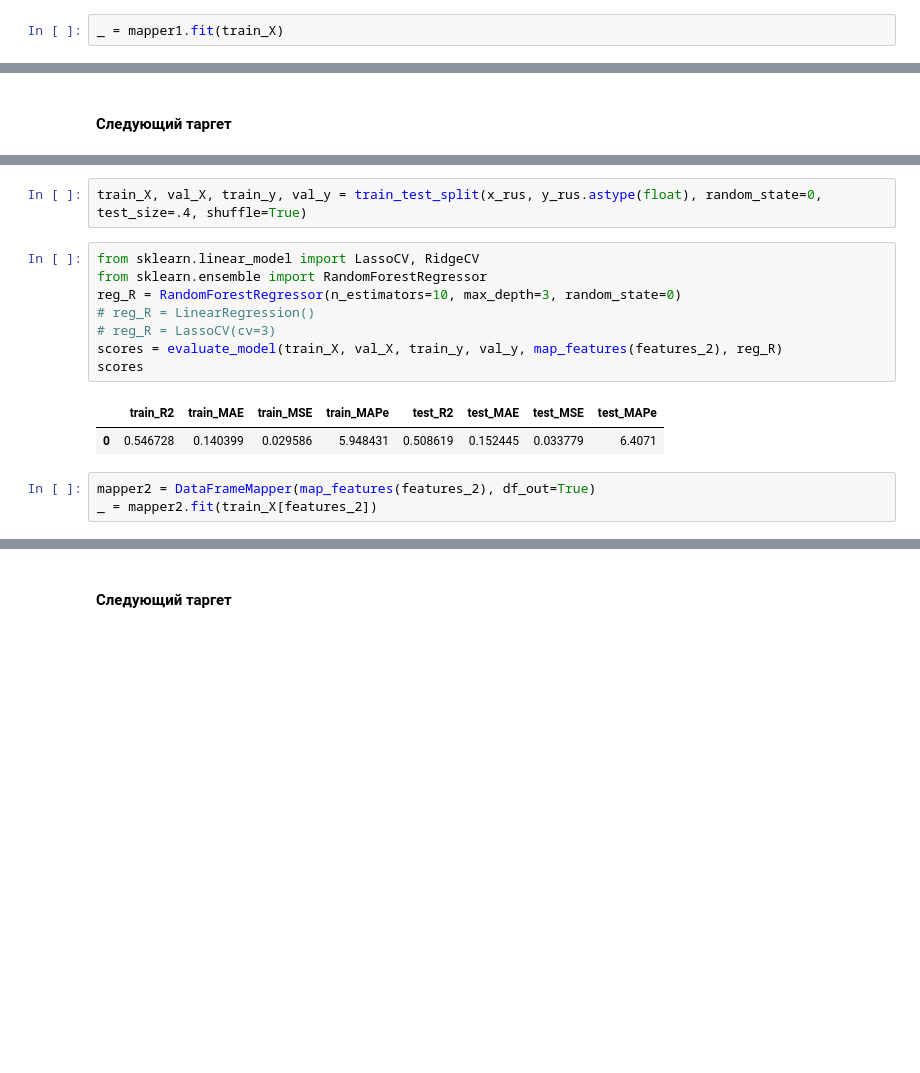
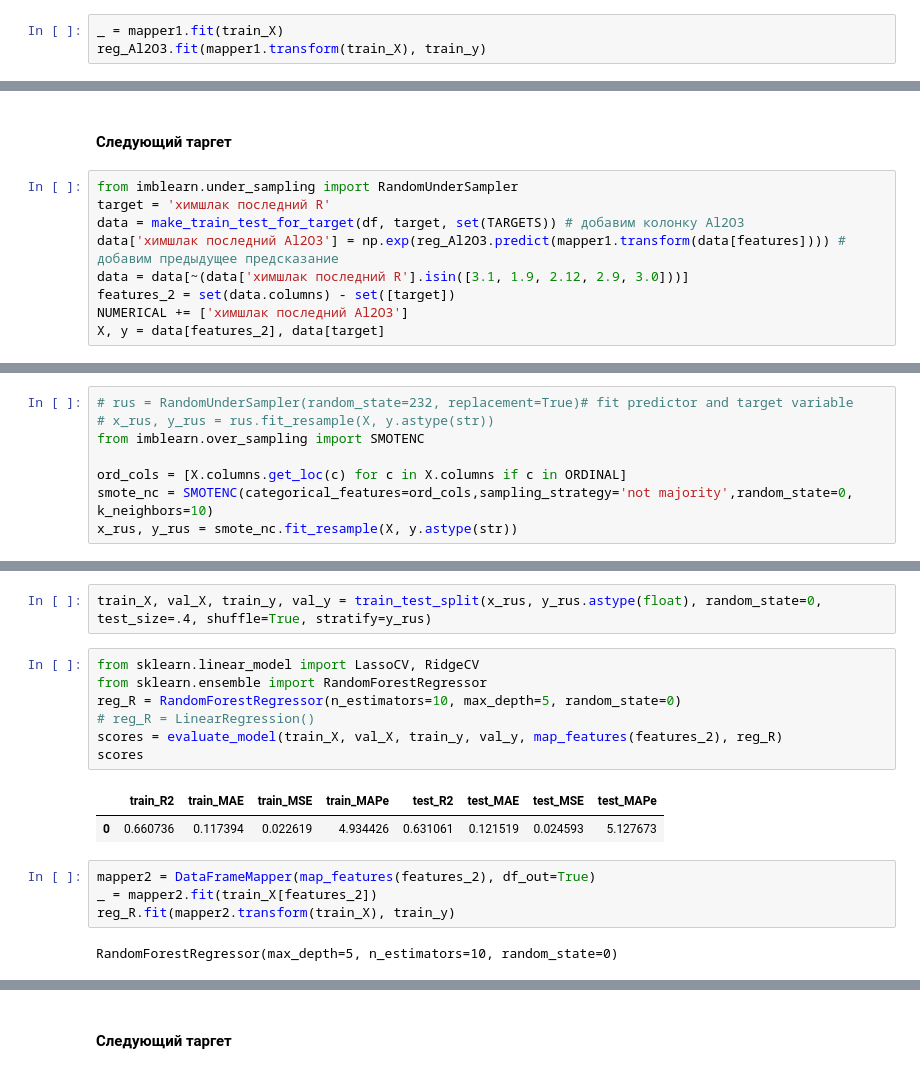
Before and after one commit to Siella/alloy_building, a Jupyter notebook: modelling/EVRAZ_Modelling.ipynb, the cells around one changed output, grey strips where cells are left out. Saved outputs shown, nothing was run; the diff lists cells and outputs as text; blank space fills up the shorter version.

```diff
--- a/modelling/EVRAZ_Modelling.ipynb
+++ b/modelling/EVRAZ_Modelling.ipynb
@@ -354,3 +316,4 @@ scores
 # sorted(dict(zip(train_X.columns, rf.feature_importances_)).items(), key=lambda item: item[1], reverse=True)[]
 # %%
 _ = mapper1.fit(train_X)
+reg_Al2O3.fit(mapper1.transform(train_X), train_y)
@@ -358,6 +331,15 @@ _ = mapper1.fit(train_X)
 # reg_Al2O3.fit(mapper.transform(train_X), train_y)
 # %% [markdown]
 #### Следующий таргет
+# %%
+from imblearn.under_sampling import RandomUnderSampler
+target = 'химшлак последний R'
+data = make_train_test_for_target(df, target, set(TARGETS)) # добавим колонку Al2O3
+data['химшлак последний Al2O3'] = np.exp(reg_Al2O3.predict(mapper1.transform(data[features]))) # добавим предыдущее предсказание
+data = data[~(data['химшлак последний R'].isin([3.1, 1.9, 2.12, 2.9, 3.0]))]
+features_2 = set(data.columns) - set([target])
+NUMERICAL += ['химшлак последний Al2O3']
+X, y = data[features_2], data[target]
 # %%
 from collections import Counter
 Counter(data['химшлак последний R'])
@@ -404,0 +356,8 @@ plt.show()
+# %%
+# rus = RandomUnderSampler(random_state=232, replacement=True)# fit predictor and target variable
+# x_rus, y_rus = rus.fit_resample(X, y.astype(str))
+from imblearn.over_sampling import SMOTENC
+
+ord_cols = [X.columns.get_loc(c) for c in X.columns if c in ORDINAL]
+smote_nc = SMOTENC(categorical_features=ord_cols,sampling_strategy='not majority',random_state=0, k_neighbors=10)
+x_rus, y_rus = smote_nc.fit_resample(X, y.astype(str))
@@ -405,16 +376,18 @@ plt.show()
 # %%
-train_X, val_X, train_y, val_y = train_test_split(x_rus, y_rus.astype(float), random_state=0, test_size=.4, shuffle=True)
+train_X, val_X, train_y, val_y = train_test_split(x_rus, y_rus.astype(float), random_state=0, test_size=.4, shuffle=True, stratify=y_rus)
 # %%
 from sklearn.linear_model import LassoCV, RidgeCV
 from sklearn.ensemble import RandomForestRegressor
-reg_R = RandomForestRegressor(n_estimators=10, max_depth=3, random_state=0)
+reg_R = RandomForestRegressor(n_estimators=10, max_depth=5, random_state=0)
 # reg_R = LinearRegression()
-# reg_R = LassoCV(cv=3)
 scores = evaluate_model(train_X, val_X, train_y, val_y, map_features(features_2), reg_R)
 scores
 # %% [output]
 |  | train_R2 | train_MAE | train_MSE | train_MAPe | test_R2 | test_MAE | test_MSE | test_MAPe |
-| 0 | 0.546728 | 0.140399 | 0.029586 | 5.948431 | 0.508619 | 0.152445 | 0.033779 | 6.4071 |
+| 0 | 0.660736 | 0.117394 | 0.022619 | 4.934426 | 0.631061 | 0.121519 | 0.024593 | 5.127673 |
 # %%
 mapper2 = DataFrameMapper(map_features(features_2), df_out=True)
 _ = mapper2.fit(train_X[features_2])
+reg_R.fit(mapper2.transform(train_X), train_y)
+# %% [output]
+RandomForestRegressor(max_depth=5, n_estimators=10, random_state=0)
```
Also changed, not shown: parts of 46 cells of this notebook.
